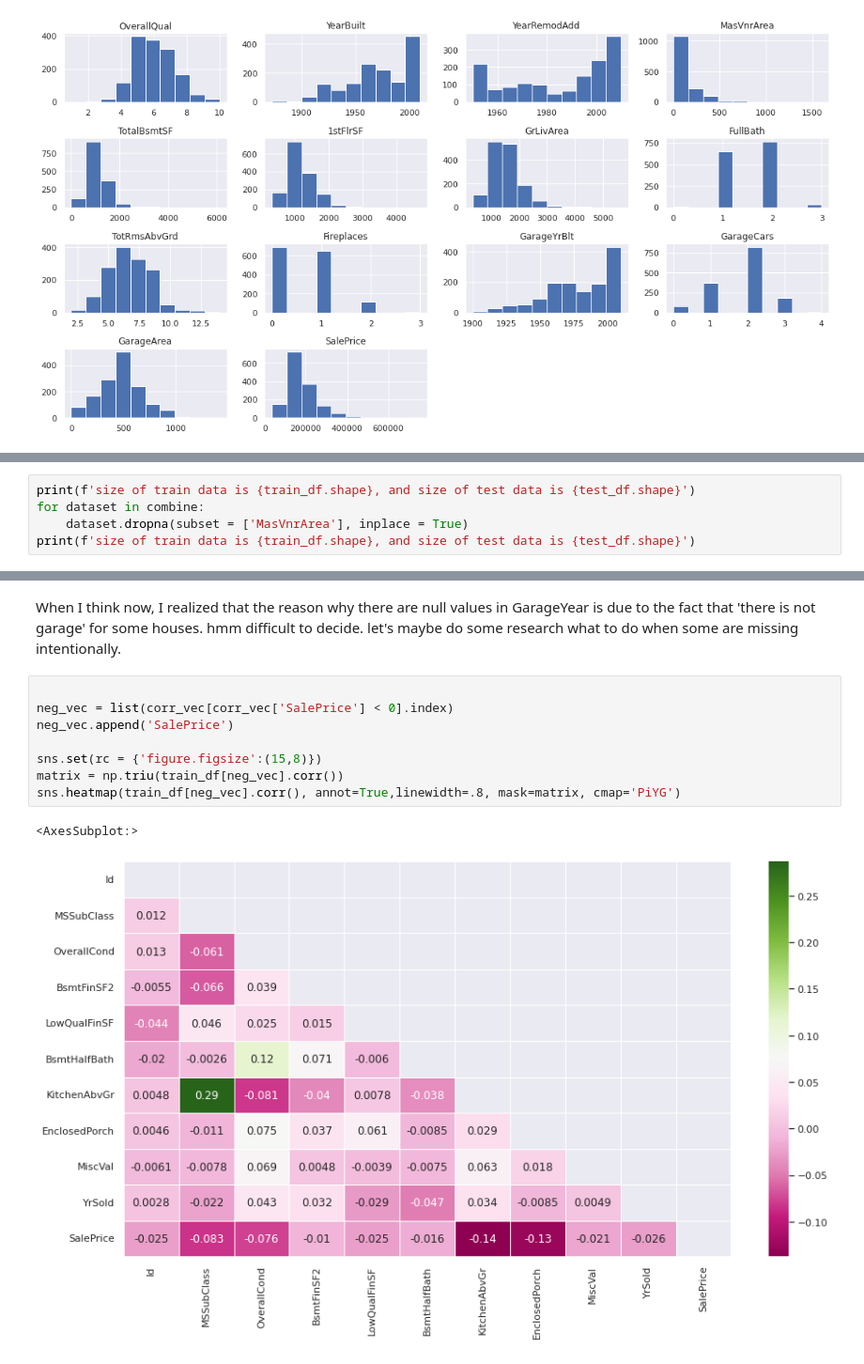
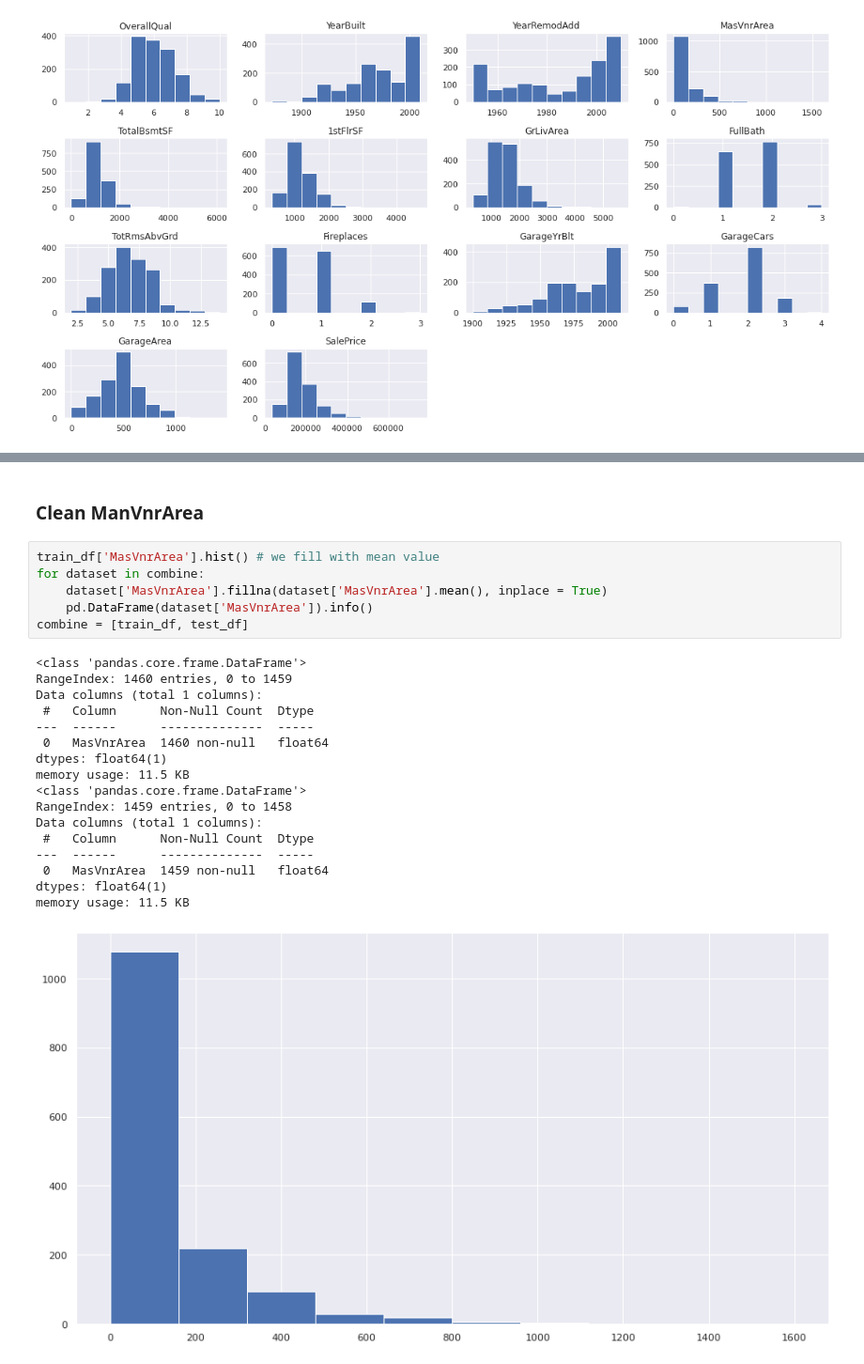
Before and after one commit to gihonglee/hosing_price_prediction, a Jupyter notebook: housing-price-prediction.ipynb, the cells around one changed output, grey strips where cells are left out. Shown at 94% size. Saved outputs shown, nothing was run; the diff lists cells and outputs as text.

Commit message:
Kaggle Notebook | Housing_Price_Prediction | Version 8

```diff
--- a/housing-price-prediction.ipynb
+++ b/housing-price-prediction.ipynb
@@ -198,5 +202,0 @@ Since we are missing only 8 dataset, we simply drop the variable
-# %%
-print(f'size of train data is {train_df.shape}, and size of test data is {test_df.shape}')
-for dataset in combine:
-    dataset.dropna(subset = ['MasVnrArea'], inplace = True)
-print(f'size of train data is {train_df.shape}, and size of test data is {test_df.shape}')
@@ -238,14 +203,26 @@ train_df[['YearBuilt','GarageYrBlt']].plot.scatter(x='YearBuilt',y='GarageYrBlt'
-# %% [markdown]
-When I think now, I realized that the reason why there are null values in GarageYear is due to the fact that 'there is not garage' for some houses. hmm difficult to decide.
-let's maybe do some research what to do when some are missing intentionally.
-# %%
-
-neg_vec = list(corr_vec[corr_vec['SalePrice'] < 0].index)
-neg_vec.append('SalePrice')
-
-sns.set(rc = {'figure.figsize':(15,8)})
-matrix = np.triu(train_df[neg_vec].corr())
-sns.heatmap(train_df[neg_vec].corr(), annot=True,linewidth=.8, mask=matrix, cmap='PiYG')
-# %% [output]
-<AxesSubplot:>
-[figure, removed]
+# %% [markdown]
+### Clean ManVnrArea
+# %%
+train_df['MasVnrArea'].hist() # we fill with mean value
+for dataset in combine:
+    dataset['MasVnrArea'].fillna(dataset['MasVnrArea'].mean(), inplace = True)
+    pd.DataFrame(dataset['MasVnrArea']).info()
+combine = [train_df, test_df]
+# %% [output]
+<class 'pandas.core.frame.DataFrame'>
+RangeIndex: 1460 entries, 0 to 1459
+Data columns (total 1 columns):
+ #   Column      Non-Null Count  Dtype
+---  ------      --------------  -----
+ 0   MasVnrArea  1460 non-null   float64
+dtypes: float64(1)
+memory usage: 11.5 KB
+<class 'pandas.core.frame.DataFrame'>
+RangeIndex: 1459 entries, 0 to 1458
+Data columns (total 1 columns):
+ #   Column      Non-Null Count  Dtype
+---  ------      --------------  -----
+ 0   MasVnrArea  1459 non-null   float64
+dtypes: float64(1)
+memory usage: 11.5 KB
+[figure, added]
```
Also changed, not shown: parts of 17 cells of this notebook.
